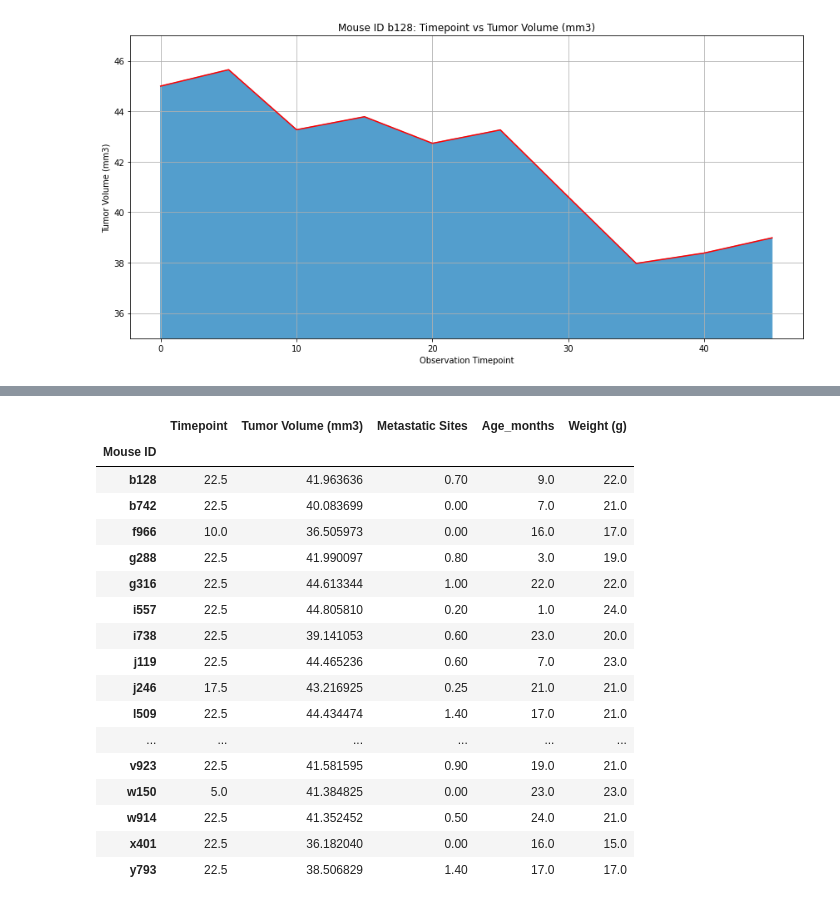
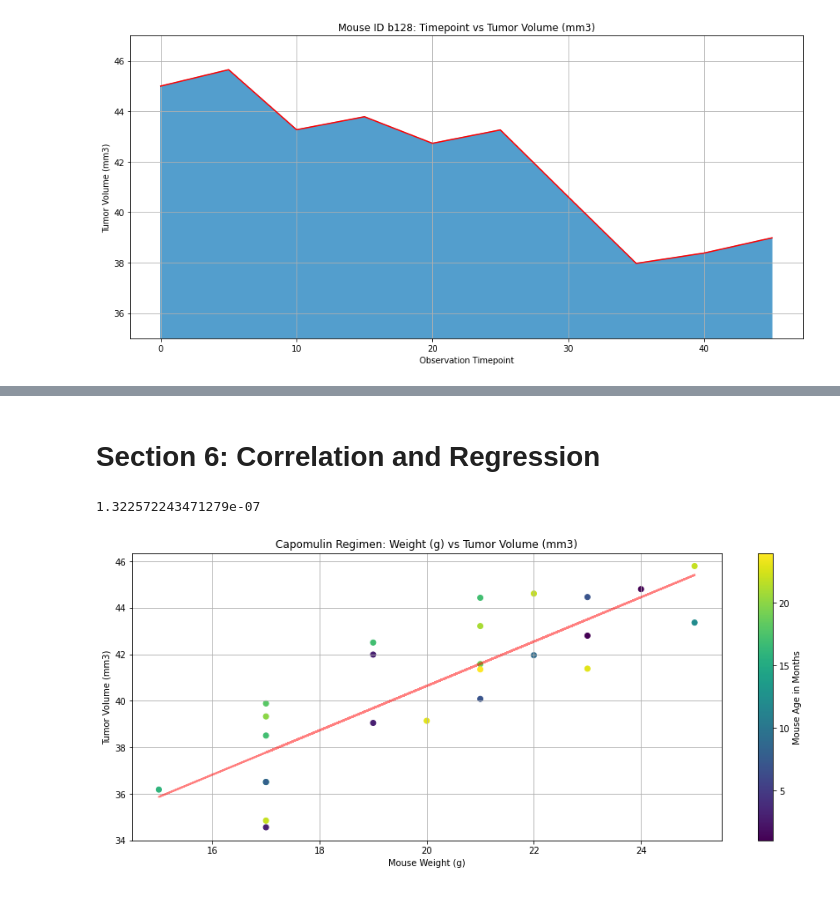
Before and after one commit to cpazoszarain7/matplotlib-challenge, a Jupyter notebook: PyMaceuticals Analysis.ipynb, the cells around one changed output, grey strips where cells are left out. Saved outputs shown, nothing was run; the diff lists cells and outputs as text; code cells hidden in the pictures.

Commit message:
Added Correlation and Regression Section

```diff
--- a/PyMaceuticals Analysis.ipynb
+++ b/PyMaceuticals Analysis.ipynb
@@ -421,21 +423,24 @@ plt.show()
-# %%
-capdf
-# %% [output]
-|  | Timepoint | Tumor Volume (mm3) | Metastatic Sites | Age_months | Weight (g) |
-| Mouse ID |  |  |  |  |  |
-| b128 | 22.5 | 41.963636 | 0.70 | 9.0 | 22.0 |
-| b742 | 22.5 | 40.083699 | 0.00 | 7.0 | 21.0 |
-| f966 | 10.0 | 36.505973 | 0.00 | 16.0 | 17.0 |
-| g288 | 22.5 | 41.990097 | 0.80 | 3.0 | 19.0 |
-| g316 | 22.5 | 44.613344 | 1.00 | 22.0 | 22.0 |
-| i557 | 22.5 | 44.805810 | 0.20 | 1.0 | 24.0 |
-| i738 | 22.5 | 39.141053 | 0.60 | 23.0 | 20.0 |
-| j119 | 22.5 | 44.465236 | 0.60 | 7.0 | 23.0 |
-| j246 | 17.5 | 43.216925 | 0.25 | 21.0 | 21.0 |
-| l509 | 22.5 | 44.434474 | 1.40 | 17.0 | 21.0 |
-| ... | ... | ... | ... | ... | ... |
-| v923 | 22.5 | 41.581595 | 0.90 | 19.0 | 21.0 |
-| w150 | 5.0 | 41.384825 | 0.00 | 23.0 | 23.0 |
-| w914 | 22.5 | 41.352452 | 0.50 | 24.0 | 21.0 |
-| x401 | 22.5 | 36.182040 | 0.00 | 16.0 | 15.0 |
-| y793 | 22.5 | 38.506829 | 1.40 | 17.0 | 17.0 |
+# %% [markdown]
+# Section 6: Correlation and Regression
+# %%
+#Calculation the Pearson coeficient
+c = sts.pearsonr(capx,capy)
+c[1]
+# %% [output]
+1.322572243471279e-07
+# %%
+(slope, intercept, rvalue, pvalue, stderr) = sts.linregress(capx,capy)
+regress_line = capx*slope + intercept
+
+#Create scatter plot
+plt.figure(figsize=(15,6))
+plt.scatter(capx,capy, c= capdf['Age_months'])
+plt.plot(capx,regress_line,  c='r', linewidth=2, alpha =0.5)
+plt.title('Capomulin Regimen: Weight (g) vs Tumor Volume (mm3)')
+plt.xlabel('Mouse Weight (g)')
+plt.ylabel('Tumor Volume (mm3)')
+plt.colorbar(label = 'Mouse Age in Months')
+plt.grid()
+plt.show()
+# %% [output]
+[figure, added]
```
Also changed, not shown: parts of 4 cells of this notebook.
